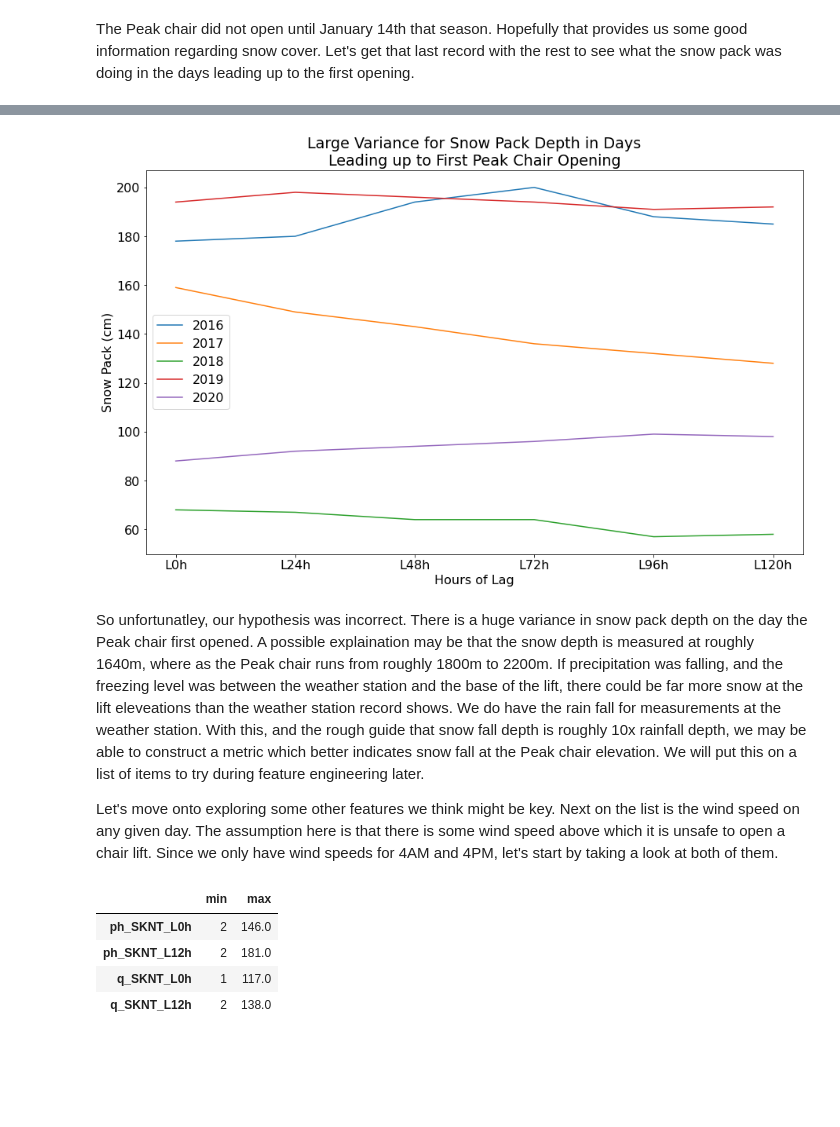
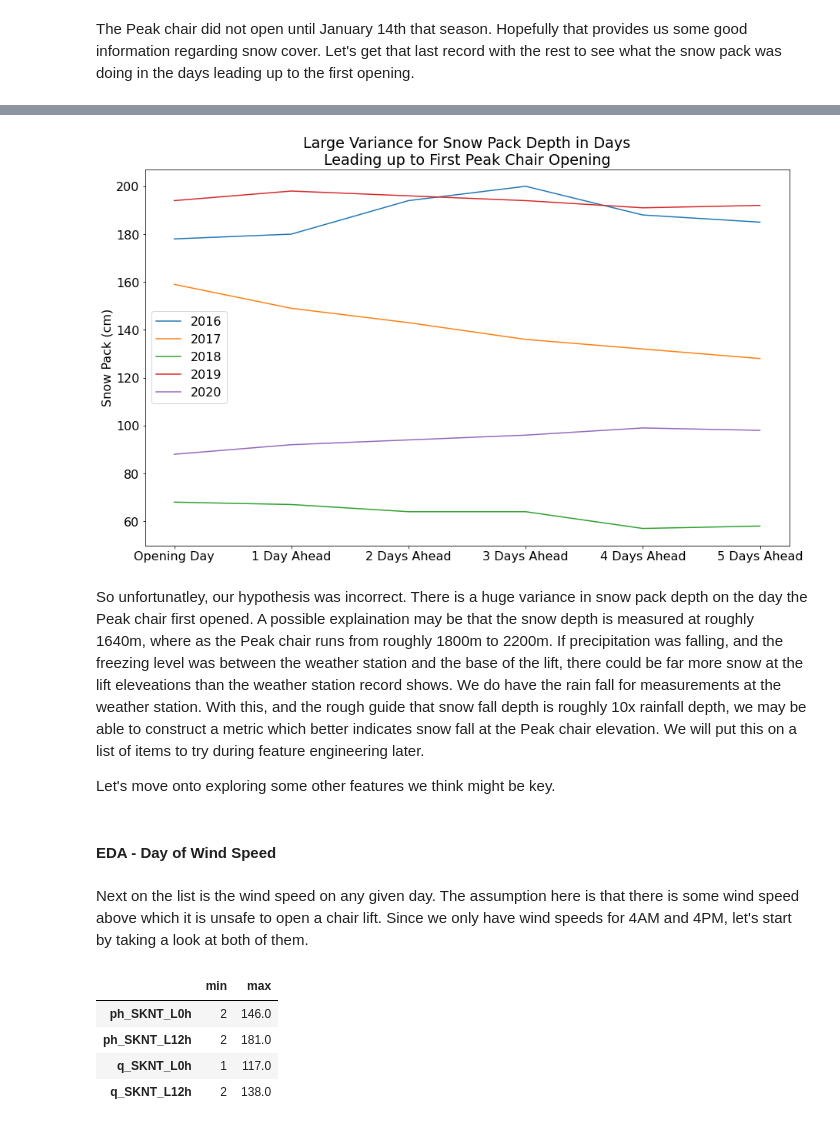
Before and after one commit to wjmatthews/wb_lift_openings, a Jupyter notebook: EDAAndModellingPartI.ipynb, the cells around one changed output, grey strips where cells are left out. Saved outputs shown, nothing was run; the diff lists cells and outputs as text; code cells hidden in the pictures; blank space fills up the shorter version.

```diff
--- a/EDAAndModellingPartI.ipynb
+++ b/EDAAndModellingPartI.ipynb
@@ -455,6 +419,6 @@ Now we are going to one-hot-encode the day of week column, dropping one of them
 # one hot encode day of week and drop the first day
 model_template_df = pd.get_dummies(model_template_df,
                                    columns = ['day_of_week'],
-                                   drop_first = True)
+                                   drop_first = False)
 # check it worked
 model_template_df
@@ -784,24 +694,28 @@ plt.rcParams['font.size'] = '16'
 # %%
 # plot the data
 fig, ax = plt.subplots(figsize = (15,9))
 plt.plot(opening_days_df.T, label = ['2016', '2017', '2018', '2019', '2020'])
 
 plt.title('Large Variance for Snow Pack Depth in Days\nLeading up to First Peak Chair Opening')
-plt.xlabel('Hours of Lag')
-ax.set_xticklabels(['L0h', 'L24h', 'L48h', 'L72h', 'L96h', 'L120h'])
+#plt.xlabel('Hours of Lag')
+ax.set_xticklabels(['Opening Day', '1 Day Ahead', '2 Days Ahead', '3 Days Ahead', '4 Days Ahead', '5 Days Ahead'])
 plt.ylabel('Snow Pack (cm)')
 
 plt.legend()
 
 plt.savefig('SnowPackDepth.png', dpi=192)
 
 plt.show()
 # %% [output]
-[figure, old version]
+[figure, new version]
 # %% [markdown]
 So unfortunatley, our hypothesis was incorrect.  There is a huge variance in snow pack depth on the day the Peak chair first opened.  A possible explaination may be that the snow depth is measured at roughly 1640m, where as the Peak chair runs from roughly 1800m to 2200m.  If precipitation was falling, and the freezing level was between the weather station and the base of the lift, there could be far more snow at the lift eleveations than the weather station record shows.  We do have the rain fall for measurements at the weather station.  With this, and the rough guide that snow fall depth is roughly 10x rainfall depth, we may be able to construct a metric which better indicates snow fall at the Peak chair elevation.  We will put this on a list of items to try during feature engineering later.
 
-Let's move onto exploring some other features we think might be key.  Next on the list is the wind speed on any given day.  The assumption here is that there is some wind speed above which it is unsafe to open a chair lift.  Since we only have wind speeds for 4AM and 4PM, let's start by taking a look at both of them.
+Let's move onto exploring some other features we think might be key.
+# %% [markdown]
+#### EDA - Day of Wind Speed
+# %% [markdown]
+Next on the list is the wind speed on any given day.  The assumption here is that there is some wind speed above which it is unsafe to open a chair lift.  Since we only have wind speeds for 4AM and 4PM, let's start by taking a look at both of them.
 # %%
 # get the min and max wind speeds monring and night from both stations
 min_max_wind_speeds = peak_df[['ph_SKNT_L0h', 'ph_SKNT_L12h', 'q_SKNT_L0h', 'q_SKNT_L12h']].agg(['min', 'max']).T
```
Also changed, not shown: parts of 61 cells of this notebook.
